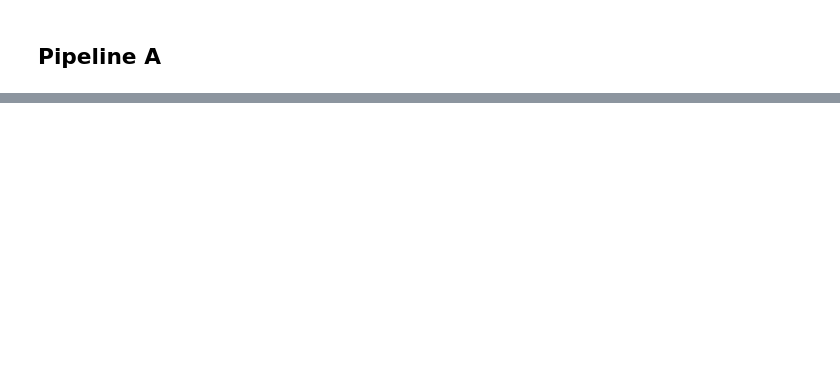
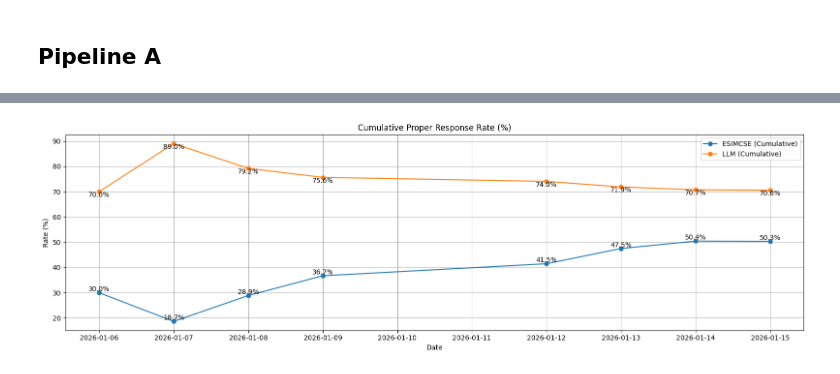
Before and after one commit to keisezrggx/ai_dashboard, a Jupyter notebook: backend/qc/read_llm_qc.ipynb, the cells around one changed output, grey strips where cells are left out. Saved outputs shown, nothing was run; the diff lists cells and outputs as text; code cells hidden in the pictures; blank space fills up the shorter version.

```diff
--- a/backend/qc/read_llm_qc.ipynb
+++ b/backend/qc/read_llm_qc.ipynb
@@ -97,0 +200,52 @@ Error:
+# %%
+# =========================
+# CUMULATIVE ESIMCSE
+# =========================
+esimcse_daily['cum_like'] = esimcse_daily['Like'].cumsum()
+esimcse_daily['cum_total'] = total_esimcse.cumsum()
+esimcse_daily['cum_like_pct'] = (
+    esimcse_daily['cum_like'] / esimcse_daily['cum_total']
+) * 100
+
+
+# =========================
+# CUMULATIVE LLM
+# =========================
+llm_daily['cum_like'] = llm_daily['Like'].cumsum()
+llm_daily['cum_total'] = total_llm.cumsum()
+llm_daily['cum_like_pct'] = (
+    llm_daily['cum_like'] / llm_daily['cum_total']
+) * 100
+
+plt.figure(figsize=(16, 5))
+
+plt.plot(
+    esimcse_daily.index,
+    esimcse_daily['cum_like_pct'],
+    marker='o',
+    label='ESIMCSE (Cumulative)'
+)
+
+plt.plot(
+    llm_daily.index,
+    llm_daily['cum_like_pct'],
+    marker='o',
+    label='LLM (Cumulative)'
+)
+
+# Value labels
+for x, y in zip(esimcse_daily.index, esimcse_daily['cum_like_pct']):
+    plt.text(x, y, f'{y:.1f}%', ha='center', va='bottom', fontsize=10)
+
+for x, y in zip(llm_daily.index, llm_daily['cum_like_pct']):
+    plt.text(x, y, f'{y:.1f}%', ha='center', va='top', fontsize=10)
+
+plt.title('Cumulative Proper Response Rate (%)')
+plt.ylabel('Rate (%)')
+plt.xlabel('Date')
+plt.legend()
+plt.grid(True)
+plt.tight_layout()
+plt.show()
+# %% [output]
+[figure, added]
```
Also changed, not shown: parts of 7 cells of this notebook, 14 other files.
